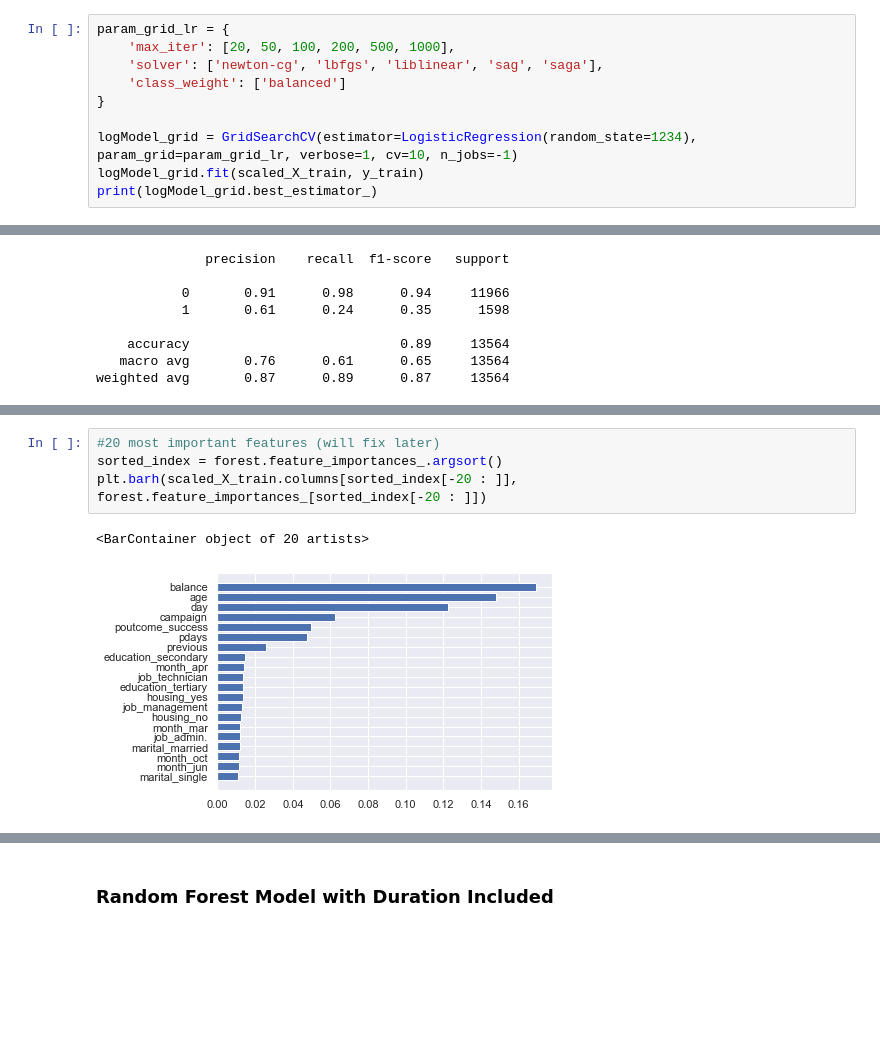
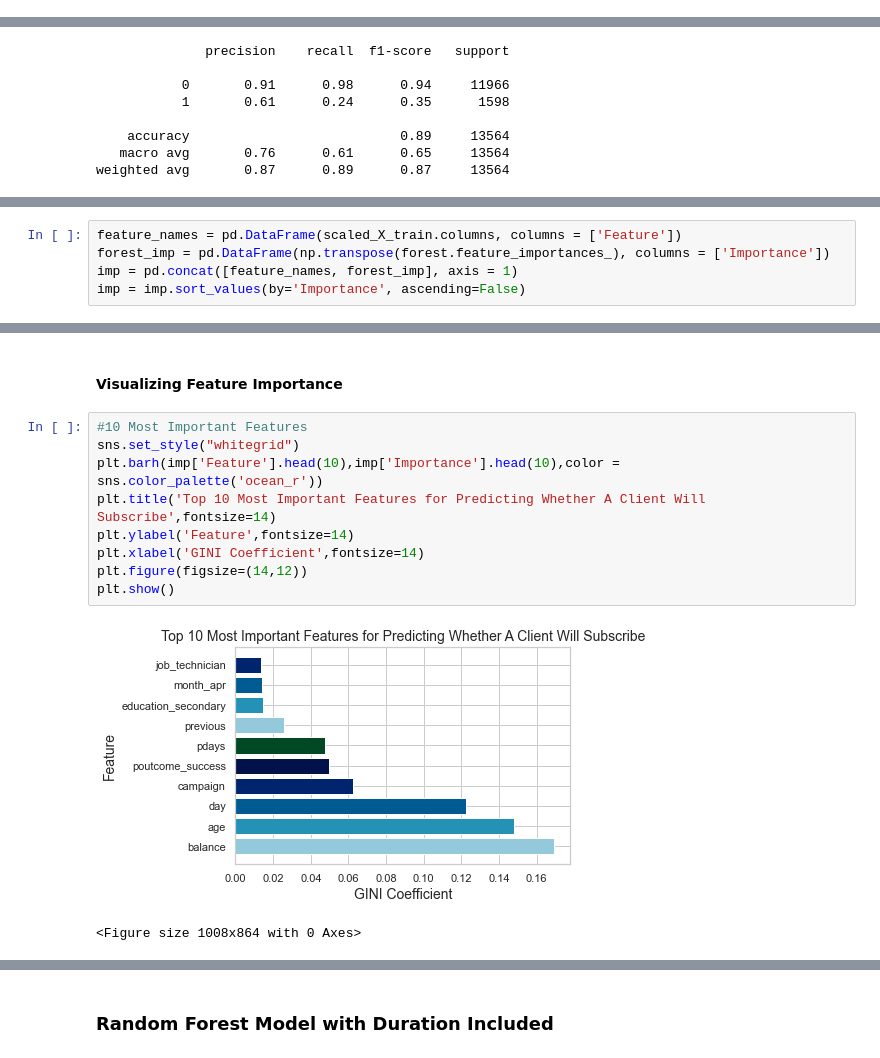
Before and after one commit to janecondon/Bank-Marketing-Campaign-Project, a Jupyter notebook: Bank Marketing Campaign Project.ipynb, the cells around one changed output, grey strips where cells are left out. Saved outputs shown, nothing was run; the diff lists cells and outputs as text; blank space fills up the shorter version.

```diff
--- a/Bank Marketing Campaign Project.ipynb
+++ b/Bank Marketing Campaign Project.ipynb
@@ -446,10 +470,0 @@ weighted avg       0.88      0.90      0.89     13564
-# %%
-param_grid_lr = {
-    'max_iter': [20, 50, 100, 200, 500, 1000],
-    'solver': ['newton-cg', 'lbfgs', 'liblinear', 'sag', 'saga'],
-    'class_weight': ['balanced']
-}
-
-logModel_grid = GridSearchCV(estimator=LogisticRegression(random_state=1234), param_grid=param_grid_lr, verbose=1, cv=10, n_jobs=-1)
-logModel_grid.fit(scaled_X_train, y_train)
-print(logModel_grid.best_estimator_)
@@ -524,0 +508,5 @@ weighted avg       0.87      0.89      0.87     13564
+# %%
+feature_names = pd.DataFrame(scaled_X_train.columns, columns = ['Feature'])
+forest_imp = pd.DataFrame(np.transpose(forest.feature_importances_), columns = ['Importance'])
+imp = pd.concat([feature_names, forest_imp], axis = 1)
+imp = imp.sort_values(by='Importance', ascending=False)
@@ -525,7 +533,14 @@ weighted avg       0.87      0.89      0.87     13564
+# %% [markdown]
+#### Visualizing Feature Importance
 # %%
-#20 most important features (will fix later)
-sorted_index = forest.feature_importances_.argsort()
-plt.barh(scaled_X_train.columns[sorted_index[-20 : ]], forest.feature_importances_[sorted_index[-20 : ]])
+#10 Most Important Features
+sns.set_style("whitegrid")
+plt.barh(imp['Feature'].head(10),imp['Importance'].head(10),color = sns.color_palette('ocean_r'))
+plt.title('Top 10 Most Important Features for Predicting Whether A Client Will Subscribe',fontsize=14)
+plt.ylabel('Feature',fontsize=14)
+plt.xlabel('GINI Coefficient',fontsize=14)
+plt.figure(figsize=(14,12))
+plt.show()
 # %% [output]
+[figure, new version]
-<BarContainer object of 20 artists>
+<Figure size 1008x864 with 0 Axes>
-[figure, old version]
```
Also changed, not shown: parts of 118 cells of this notebook, 3 other files.
